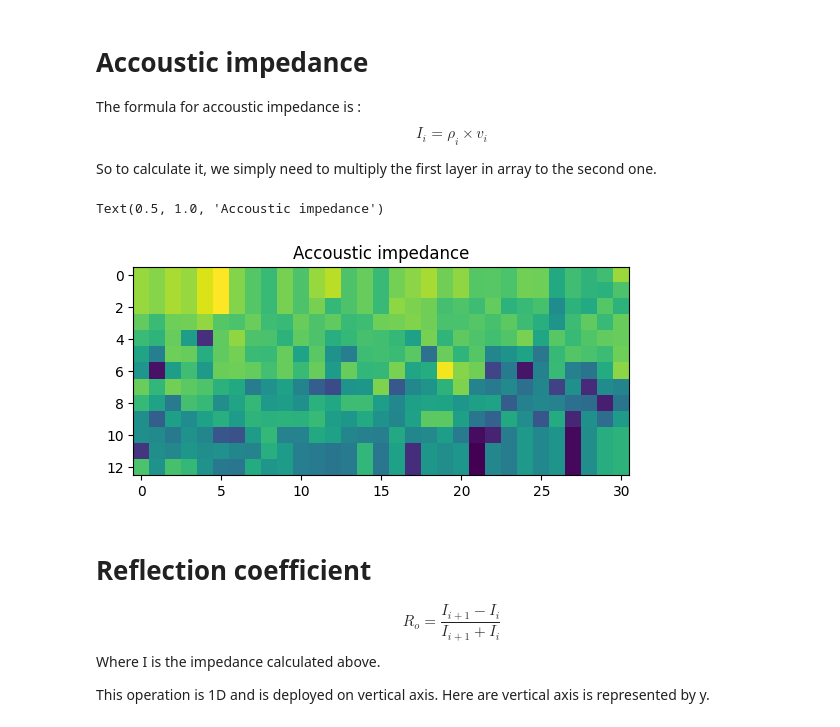
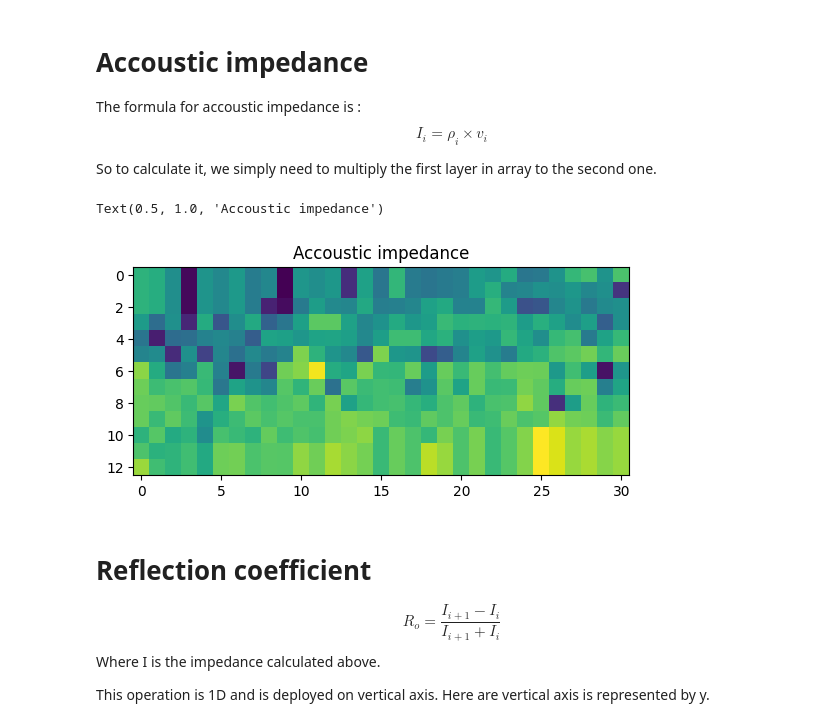
Before and after one commit to Dunckleosteus/seismic, a Jupyter notebook: seismic.ipynb, the cells around one changed output. Saved outputs shown, nothing was run; the diff lists cells and outputs as text; code cells hidden in the pictures.

Commit message:
Started final plot

```diff
--- a/seismic.ipynb
+++ b/seismic.ipynb
@@ -92,12 +88,13 @@ $$I_i=\rho_i \times v_i$$
 
 So to calculate it, we simply need to multiply the first layer in array to the second one.
 # %%
-impedance_matrix = np.flip(array[0, :, :] * array[1, :, :])
+# impedance_matrix = np.flip(array[0, :, :] * array[1, :, :])
+impedance_matrix = array[0, :, :] * array[1, :, :]
 plt.imshow(impedance_matrix)
 plt.title("Accoustic impedance")
 # %% [output]
 Text(0.5, 1.0, 'Accoustic impedance')
-[figure, old version]
+[figure, new version]
 # %% [markdown]
 # Reflection coefficient
 $$R_o=\frac{I_{i+1}-I_i}{I_{i+1}+I_i}$$
```
Also changed, not shown: parts of 15 cells of this notebook.
